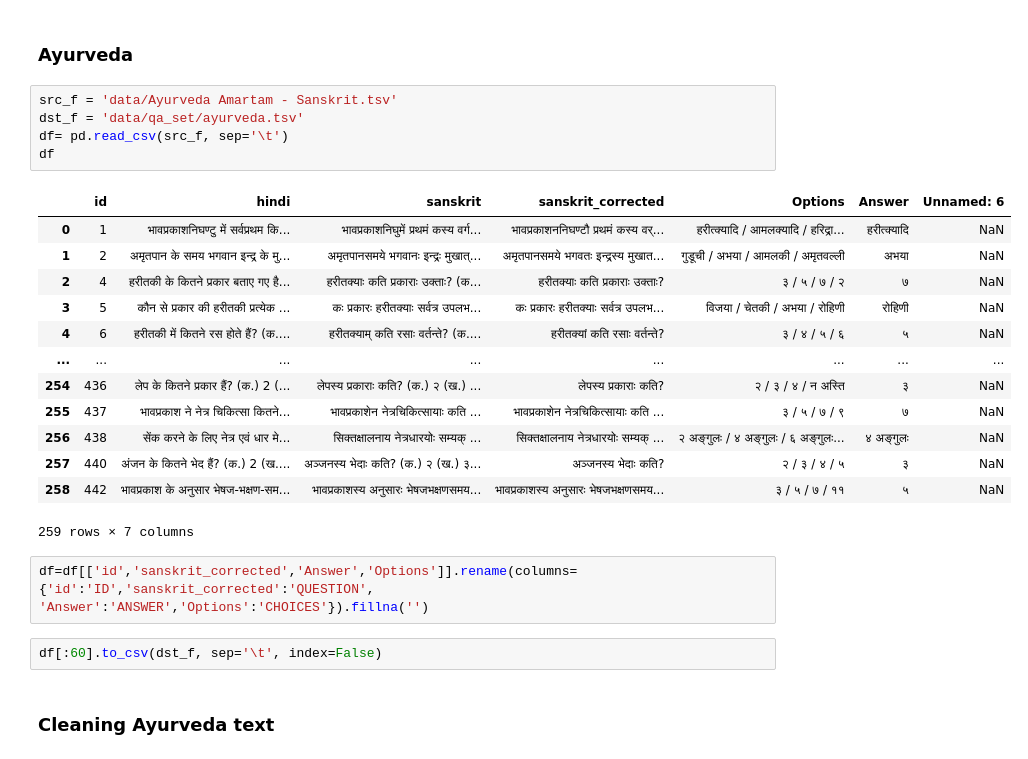
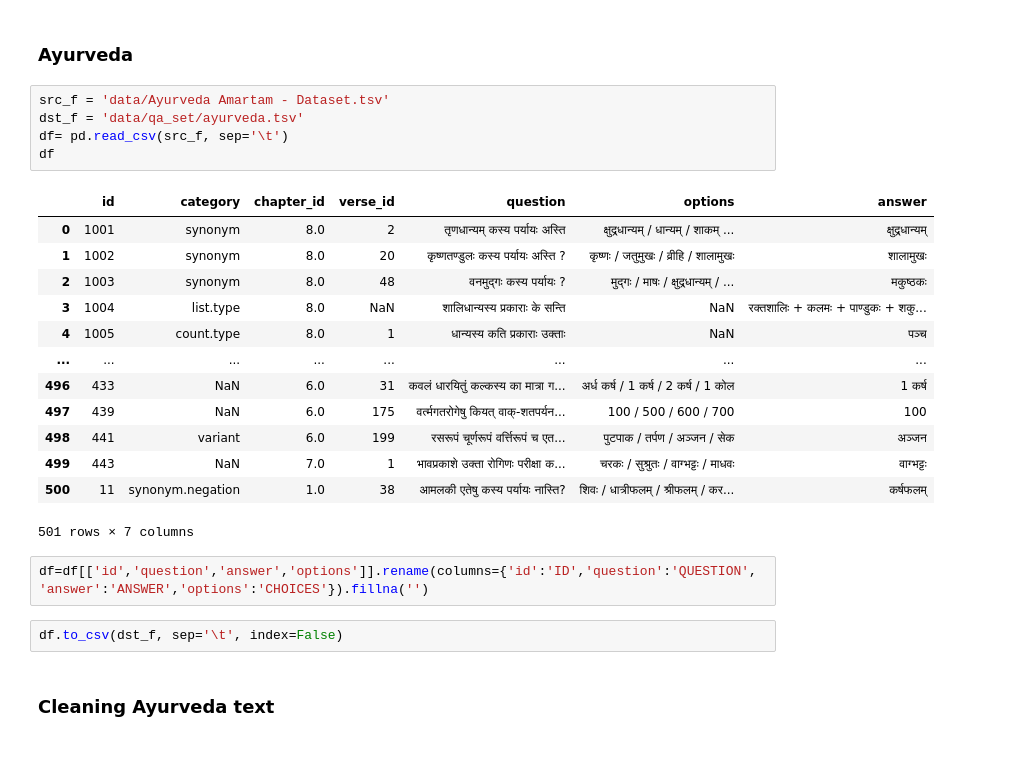
Before and after one commit to mahesh-ak/SktQA, a Jupyter notebook: Plots.ipynb, the cells around one changed output. Cells and saved outputs as stored; diff of their text form.

Commit message:
Update:  Ayurveda zeroshot

```diff
--- a/Plots.ipynb
+++ b/Plots.ipynb
@@ -131,28 +131,28 @@ df.to_csv(dst_f, sep='\t', index=False)
 # %% [markdown]
 ### Ayurveda
 # %%
-src_f = 'data/Ayurveda Amartam - Sanskrit.tsv'
+src_f = 'data/Ayurveda Amartam - Dataset.tsv'
 dst_f = 'data/qa_set/ayurveda.tsv'
 df= pd.read_csv(src_f, sep='\t')
 df
 # %% [output]
-|  | id | hindi | sanskrit | sanskrit_corrected | Options | Answer | Unnamed: 6 |
-| 0 | 1 | भावप्रकाशनिघण्टु में सर्वप्रथम कि... | भावप्रकाशनिघुमें प्रथमं कस्य वर्ग... | भावप्रकाशननिघण्टौ प्रथमं कस्य वर्... | हरीत्क्यादि / आमलक्यादि / हरिद्रा... | हरीत्क्यादि | NaN |
-| 1 | 2 | अमृतपान के समय भगवान इन्द्र के मु... | अमृतपानसमये भगवानः इन्द्रः मुखात्... | अमृतपानसमये भगवतः इन्द्रस्य मुखात... | गुडूची / अभया / आमलकी / अमृतवल्ली | अभया | NaN |
-| 2 | 4 | हरीतकी के कितने प्रकार बताए गए है... | हरीतक्याः कति प्रकाराः उक्ताः? (क... | हरीतक्याः कति प्रकाराः उक्ताः? | ३ / ५ / ७ / २ | ७ | NaN |
-| 3 | 5 | कौन से प्रकार की हरीतकी प्रत्येक ... | कः प्रकारः हरीतक्याः सर्वत्र उपलभ... | कः प्रकारः हरीतक्याः सर्वत्र उपलभ... | विजया / चेतकी / अभया / रोहिणी | रोहिणी | NaN |
-| 4 | 6 | हरीतकी में कितने रस होते हैं? (क.... | हरीतक्याम् कति रसाः वर्तन्ते? (क.... | हरीतक्यां कति रसाः वर्तन्ते? | ३ / ४ / ५ / ६ | ५ | NaN |
+|  | id | category | chapter_id | verse_id | question | options | answer |
+| 0 | 1001 | synonym | 8.0 | 2 | तृणधान्यम् कस्य पर्यायः अस्ति | क्षुद्रधान्यम् / धान्यम् / शाकम् ... | क्षुद्रधान्यम् |
+| 1 | 1002 | synonym | 8.0 | 20 | कृष्णतण्डुलः कस्य पर्यायः अस्ति ? | कृष्णः / जतुमुखः / व्रीहि / शालामुखः | शालामुखः |
+| 2 | 1003 | synonym | 8.0 | 48 | वनमुद्गः कस्य पर्यायः ? | मुद्गः / माषः / क्षुद्रधान्यम् / ... | मकुष्ठकः |
+| 3 | 1004 | list.type | 8.0 | NaN | शालिधान्यस्य प्रकाराः के सन्ति | NaN | रक्तशालिः + कलमः + पाण्डुकः + शकु... |
+| 4 | 1005 | count.type | 8.0 | 1 | धान्यस्य कति प्रकाराः उक्ताः | NaN | पञ्च |
 | ... | ... | ... | ... | ... | ... | ... | ... |
-| 254 | 436 | लेप के कितने प्रकार हैं? (क.) 2 (... | लेपस्य प्रकाराः कति? (क.) २ (ख.) ... | लेपस्य प्रकाराः कति? | २ / ३ / ४ / न अस्ति | ३ | NaN |
-| 255 | 437 | भावप्रकाश ने नेत्र चिकित्सा कितने... | भावप्रकाशेन नेत्रचिकित्सायाः कति ... | भावप्रकाशेन नेत्रचिकित्सायाः कति ... | ३ / ५ / ७ / ९ | ७ | NaN |
-| 256 | 438 | सेंक करने के लिए नेत्र एवं धार मे... | सिक्तक्षालनाय नेत्रधारयोः सम्यक् ... | सिक्तक्षालनाय नेत्रधारयोः सम्यक् ... | २ अङ्गुलः / ४ अङ्गुलः / ६ अङ्गुलः... | ४ अङ्गुलः | NaN |
-| 257 | 440 | अंजन के कितने भेद हैं? (क.) 2 (ख.... | अञ्जनस्य भेदाः कति? (क.) २ (ख.) ३... | अञ्जनस्य भेदाः कति? | २ / ३ / ४ / ५ | ३ | NaN |
-| 258 | 442 | भावप्रकाश के अनुसार भेषज-भक्षण-सम... | भावप्रकाशस्य अनुसारः भेषजभक्षणसमय... | भावप्रकाशस्य अनुसारः भेषजभक्षणसमय... | ३ / ५ / ७ / ११ | ५ | NaN |
+| 496 | 433 | NaN | 6.0 | 31 | कवलं धारयितुं कल्कस्य का मात्रा ग... | अर्ध कर्ष / 1 कर्ष / 2 कर्ष / 1 कोल | 1 कर्ष |
+| 497 | 439 | NaN | 6.0 | 175 | वर्त्मगतरोगेषु कियत् वाक्-शतपर्यन... | 100 / 500 / 600 / 700 | 100 |
+| 498 | 441 | variant | 6.0 | 199 | रसरूपं चूर्णरूपं वर्त्तिरूपं च एत... | पुटपाक / तर्पण / अञ्जन / सेक | अञ्जन |
+| 499 | 443 | NaN | 7.0 | 1 | भावप्रकाशे उक्ता रोगिणः परीक्षा क... | चरकः / सुश्रुतः / वाग्भट्टः / माधवः | वाग्भट्टः |
+| 500 | 11 | synonym.negation | 1.0 | 38 | आमलकी एतेषु कस्य पर्यायः नास्ति? | शिवः / धात्रीफलम् / श्रीफलम् / कर... | कर्षफलम् |
-259 rows × 7 columns
+501 rows × 7 columns
 # %%
-df=df[['id','sanskrit_corrected','Answer','Options']].rename(columns={'id':'ID','sanskrit_corrected':'QUESTION', 'Answer':'ANSWER','Options':'CHOICES'}).fillna('')
+df=df[['id','question','answer','options']].rename(columns={'id':'ID','question':'QUESTION', 'answer':'ANSWER','options':'CHOICES'}).fillna('')
 # %%
-df[:60].to_csv(dst_f, sep='\t', index=False)
+df.to_csv(dst_f, sep='\t', index=False)
 # %% [markdown]
 ### Cleaning Ayurveda text
 # %%
```
Also changed, not shown: parts of 20 cells of this notebook, 18 other files.
